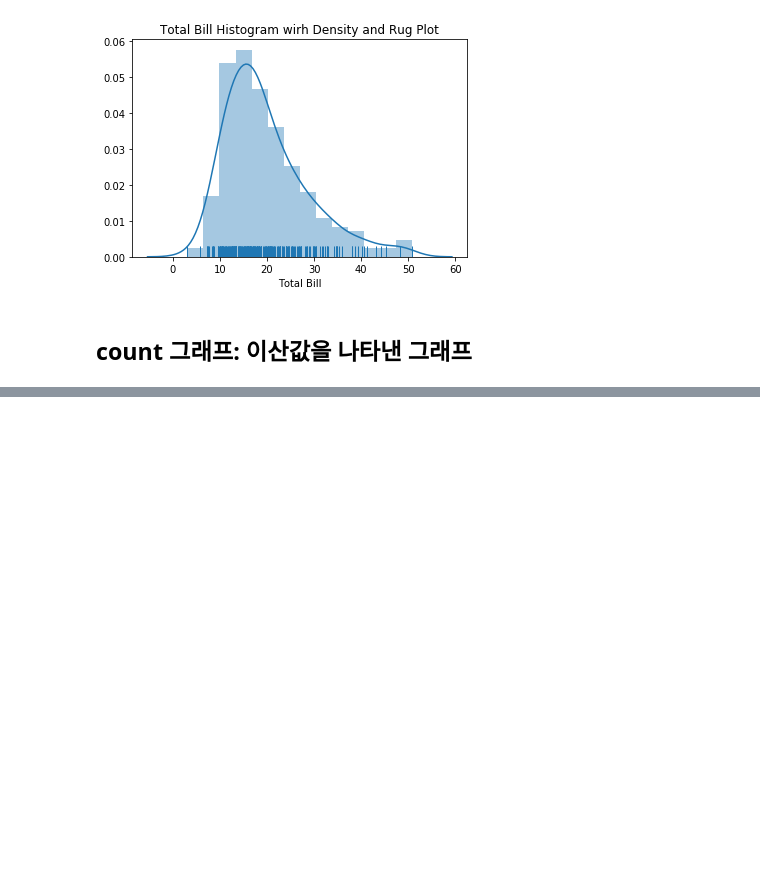
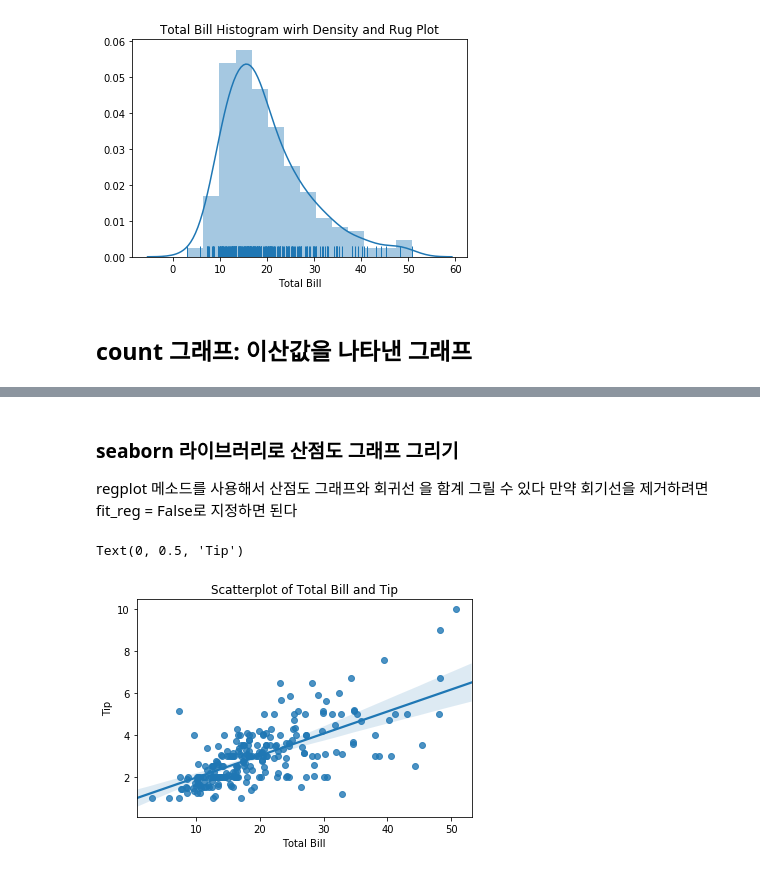
Before and after one commit to dkgulee/first_pandas_for-analysis, a Jupyter notebook: note/Drag Graph2 (use Seaborn).ipynb, the cells around one changed output, grey strips where cells are left out. Saved outputs shown, nothing was run; the diff lists cells and outputs as text; code cells hidden in the pictures; blank space fills up the shorter version.

Commit message:
seaborn 그래프 그리기

```diff
--- a/note/Drag Graph2 (use Seaborn).ipynb
+++ b/note/Drag Graph2 (use Seaborn).ipynb
@@ -56,0 +69,13 @@ as.set_title()
+# %% [markdown]
+### seaborn 라이브러리로 산점도 그래프 그리기
+regplot 메소드를 사용해서 산점도 그래프와 회귀선 을 함계 그릴 수 있다
+만약 회기선을 제거하려면 fit_reg = False로 지정하면 된다
+# %%
+ax = plt.subplots()
+ax = sns.regplot(x='total_bill', y='tip', data=tips)
+ax.set_title('Scatterplot of Total Bill and Tip')
+ax.set_xlabel('Total Bill')
+ax.set_ylabel('Tip')
+# %% [output]
+Text(0, 0.5, 'Tip')
+[figure, added]
```
Also changed, not shown: parts of 31 cells of this notebook.
